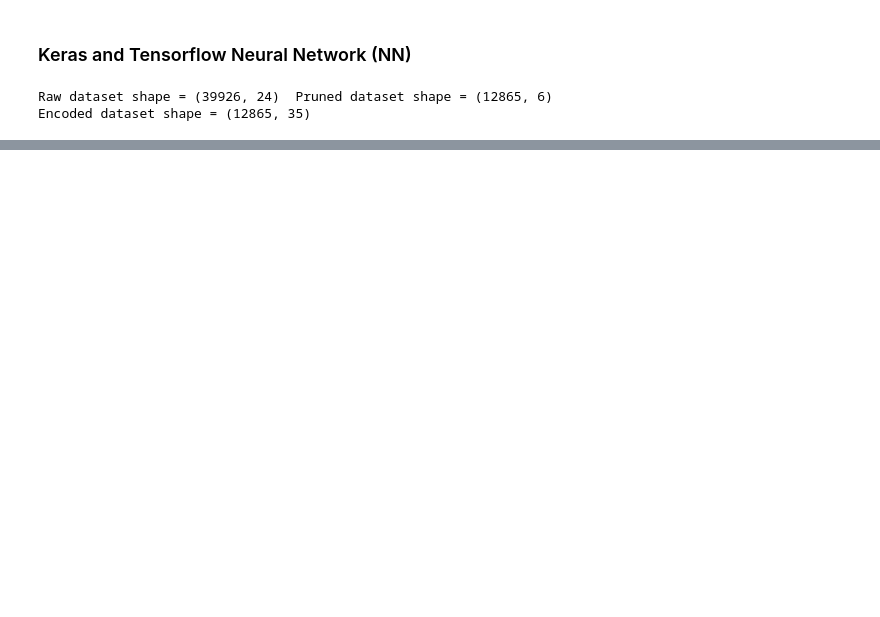
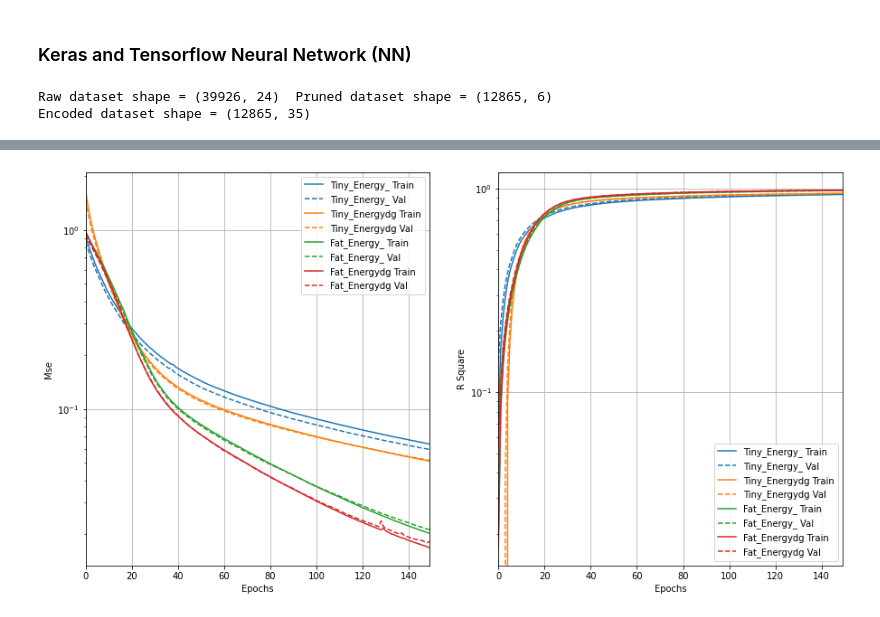
Before and after one commit to HaldiH/dm_project, a Jupyter notebook: keras.ipynb, the cells around one changed output, grey strips where cells are left out. Drawn from its saved outputs; the diff is of its cells as text; code cells hidden in the pictures; blank space fills up the shorter version.

```diff
--- a/keras.ipynb
+++ b/keras.ipynb
@@ -111,0 +198,3 @@ NameError: name 'tfdocs' is not defined
+# %%
+sgd_histories['fat_Energy_'] = fat_model_Energy_.fit(X_train, y_train[:, 0], epochs=150, batch_size=500, validation_data=(X_val, y_val[:, 0]))
+sgd_histories['fat_EnergyDG'] = fat_model_EnergyDG.fit(X_train, y_train[:, 1], epochs=150, batch_size=500, validation_data=(X_val, y_val[:, 1]))
@@ -111,0 +219,13 @@ NameError: name 'tfdocs' is not defined
+# %%
+plt.figure(figsize=(15, 8))
+plt.subplot(1, 2, 1)
+plt.yscale("log")
+plotter = tfdocs.plots.HistoryPlotter(metric='mse')
+plotter.plot(sgd_histories)
+
+plt.subplot(1, 2, 2)
+plt.yscale("log")
+plotter = tfdocs.plots.HistoryPlotter(metric='r_square')
+plotter.plot(sgd_histories)
+# %% [output]
+[figure, added]
```
Also changed, not shown: parts of 20 cells of this notebook, 3 other files.
